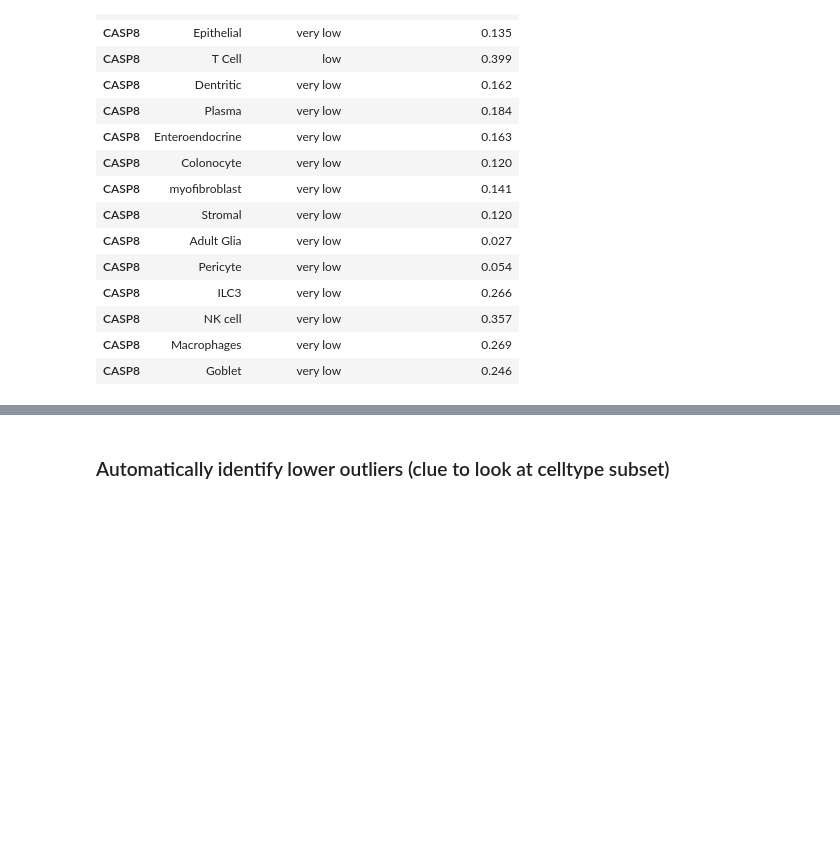
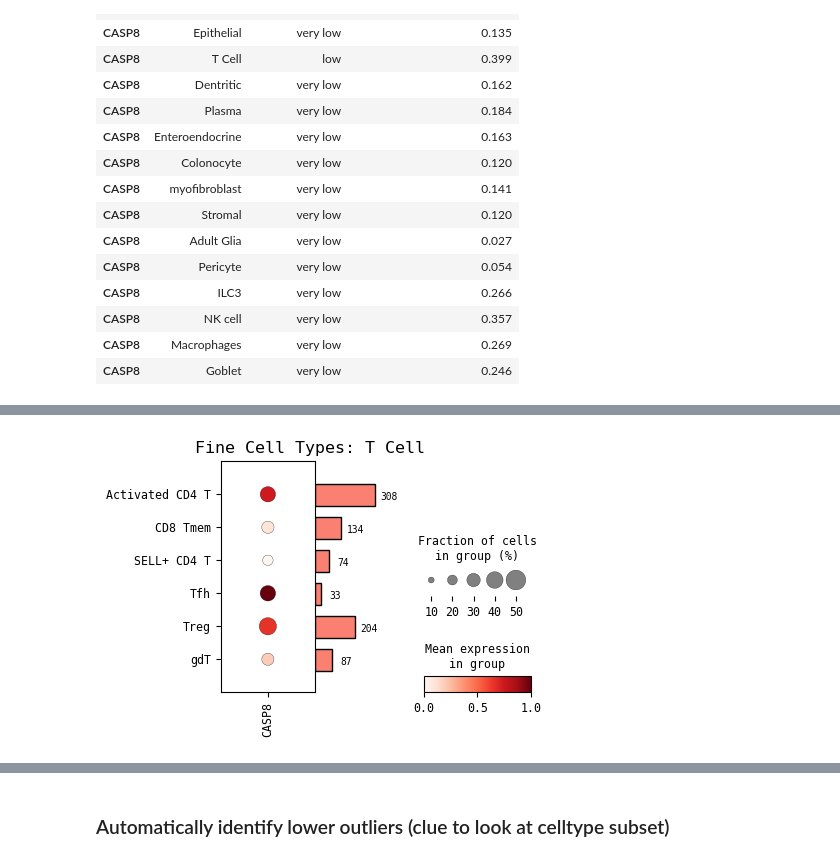
Before and after one commit to chickaroo/genereporter, a Jupyter notebook: src/pipeline.ipynb, the cells around one changed output, grey strips where cells are left out. Saved outputs shown, nothing was run; the diff lists cells and outputs as text; code cells hidden in the pictures; blank space fills up the shorter version.

```diff
--- a/src/pipeline.ipynb
+++ b/src/pipeline.ipynb
@@ -232,0 +71,4 @@ plt.show()
+# %%
+cp.dotplot(GOI, cell_type=cell_type)
+# %% [output]
+[figure, added]
```
Also changed, not shown: parts of 35 cells of this notebook, 6 other files.
